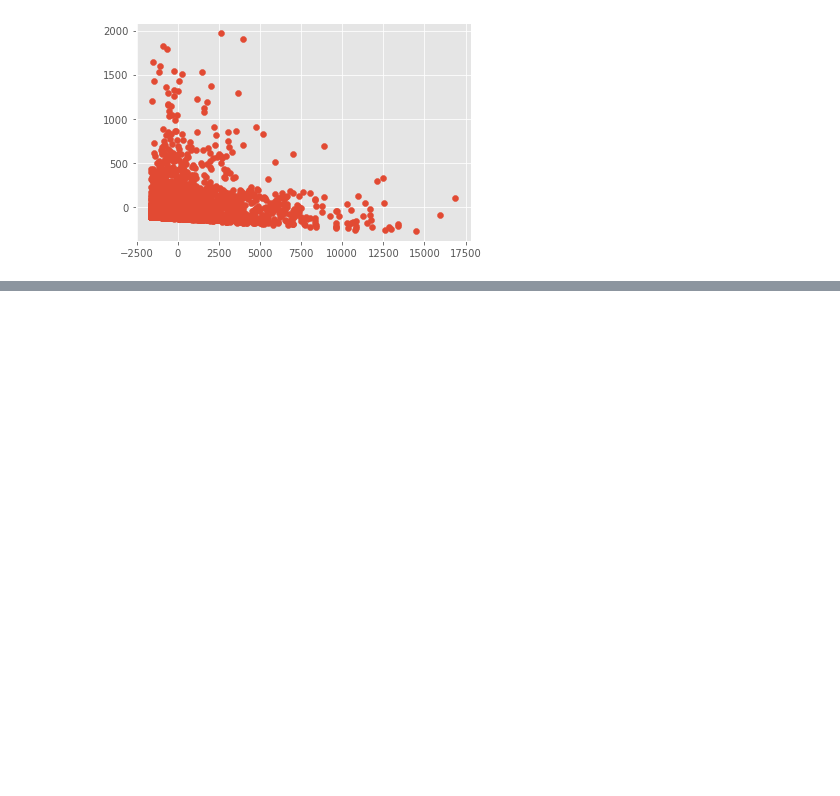
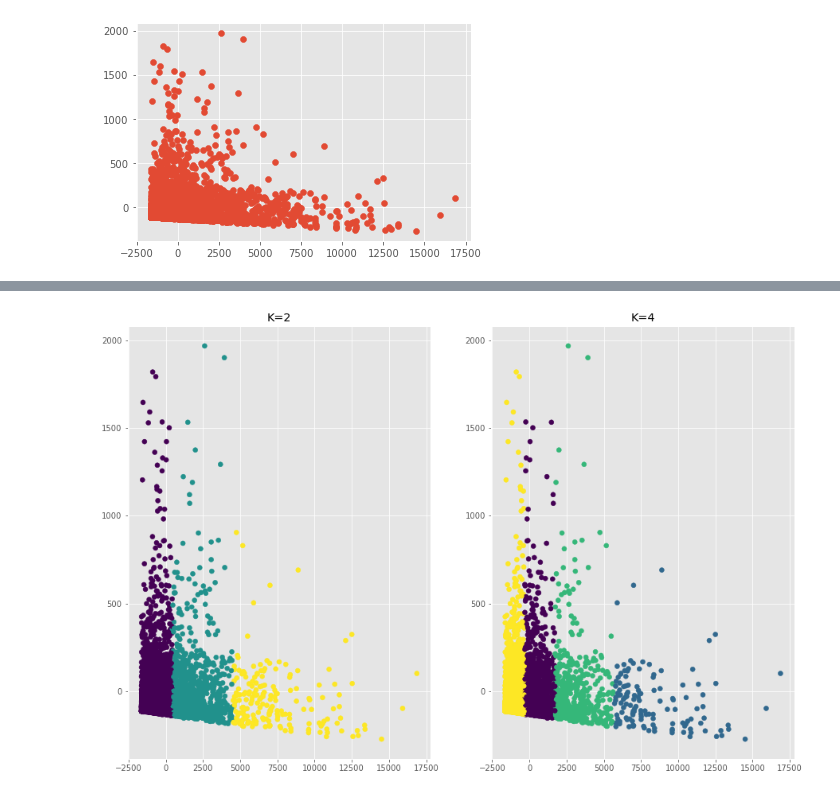
Before and after one commit to onur-duman/OnlineShoppersIntention-EDA-Classification-Clustering, a Jupyter notebook: OnlineShoppersIntention.ipynb, the cells around one changed output, grey strips where cells are left out. Drawn from its saved outputs; the diff is of its cells as text; code cells hidden in the pictures; blank space fills up the shorter version.

```diff
--- a/OnlineShoppersIntention.ipynb
+++ b/OnlineShoppersIntention.ipynb
@@ -472,0 +541,21 @@ plt.show()
+# %%
+kmeans1 = KMeans(n_clusters=3, random_state=0)
+kmeans1.fit(pca_df)
+
+kmeans2 = KMeans(n_clusters=4, random_state=0)
+kmeans2.fit(pca_df)
+
+pca_df["labels2"] = kmeans1.labels_
+pca_df["labels4"] = kmeans2.labels_
+# %%
+fig, (ax1, ax2) = plt.subplots(1, 2, figsize=(15,10))
+
+ax1.scatter(pca_df["X"], pca_df["Y"], c=pca_df["labels2"])
+ax1.set_title("K=2")
+
+ax2.scatter(pca_df["X"], pca_df["Y"], c=pca_df["labels4"])
+ax2.set_title("K=4")
+
+plt.show()
+# %% [output]
+[figure, added]
```
Also changed, not shown: parts of 15 cells of this notebook.
